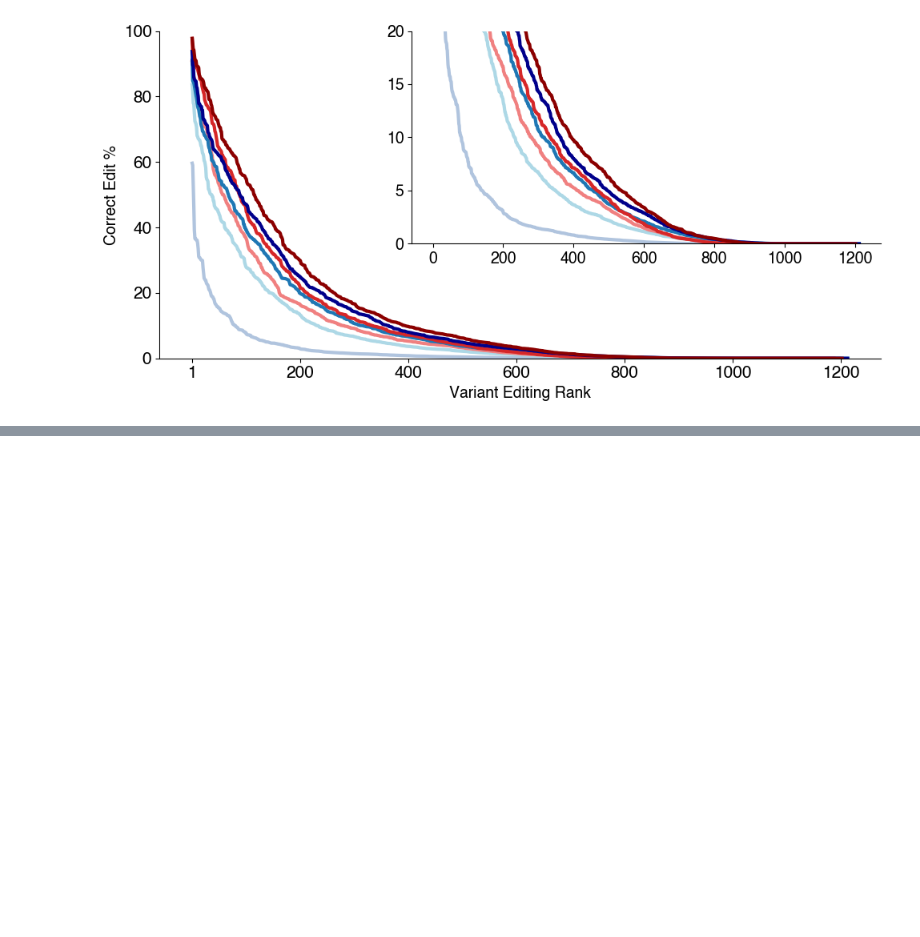
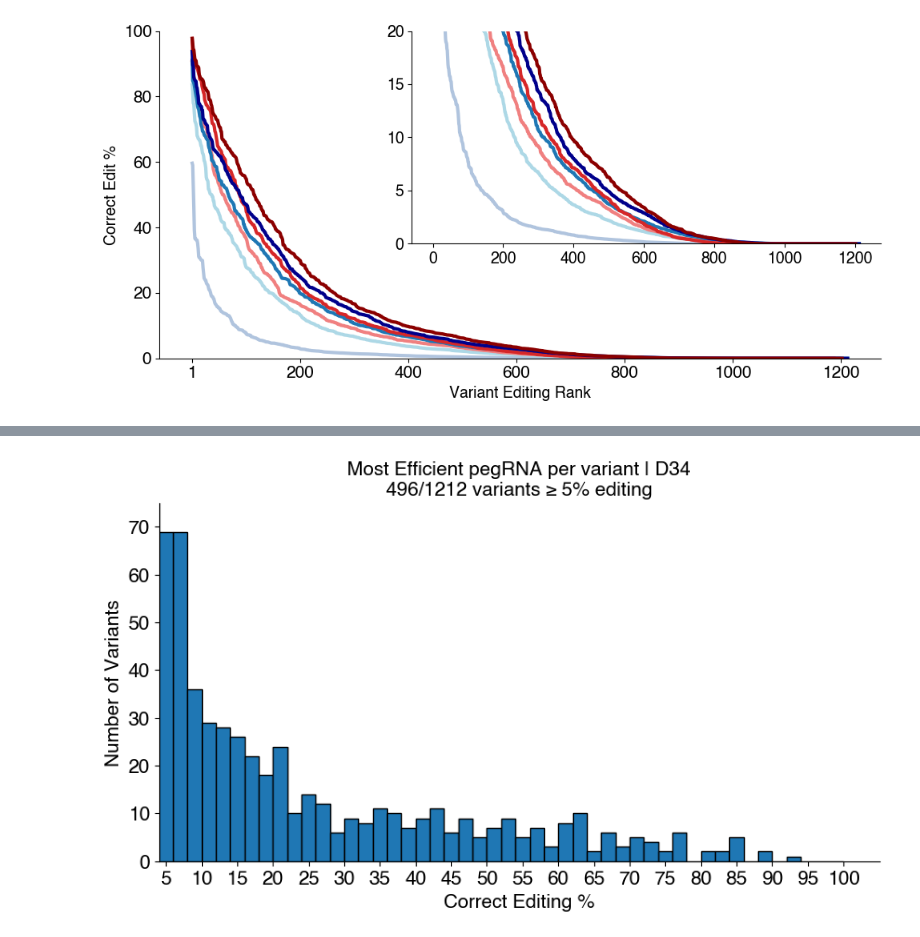
Before and after one commit to samgould2/p53-prime-editing-sensor, a Jupyter notebook: figure1.ipynb, the cells around one changed output, grey strips where cells are left out. Cells and saved outputs as stored; diff of their text form; code cells hidden in the pictures; blank space fills up the shorter version.

```diff
--- a/figure1.ipynb
+++ b/figure1.ipynb
@@ -326,0 +360,44 @@ fig.tight_layout()
+# %%
+#and histogram of most efficient pegRNAs per variant
+bb = p53_filtered.copy()
+
+sample = 'D34'
+d34 = cp_dict2[sample]
+
+counts_threshold = 10
+d34 = d34[d34['Reads_aligned_all_amplicons']>=counts_threshold]
+
+merged = pd.merge(bb, d34, on='peg_id')
+uniq_idx = list(np.unique(merged['variant_index']))
+
+i_maxs = []
+for idx in uniq_idx:
+    sub = merged[merged['variant_index']==idx]
+    i_max = sub['corr_perc_backsub'].idxmax()
+    i_maxs.append(i_max)
+
+
+merged = merged.iloc[i_maxs]
+# %%
+cp2 = np.array(merged['corr_perc_backsub'])
+
+over5 = sum(cp2>=5)
+totalvars = len(cp2)
+
+fig, ax = plt.subplots(figsize=(10,5))
+
+ax.hist(cp2, bins=np.linspace(0,100,51), edgecolor='black', linewidth=1)
+
+ax.set_title(f"Most Efficient pegRNA per variant | {sample}\n{over5}/{totalvars} variants ≥ 5% editing", fontsize=15)
+ax.set_ylabel('Number of Variants', fontsize=15)
+ax.set_xlabel("Correct Editing %", fontsize=15)
+ax.tick_params(axis='both', which='major', labelsize=15)
+
+ax.spines['top'].set_visible(False)
+ax.spines['right'].set_visible(False)
+
+ax.set_xlim(4,)
+ax.set_ylim(0,75)
+ax.set_xticks(np.linspace(5,100,20));
+# %% [output]
+[figure, added]
```
Also changed, not shown: parts of 2 cells of this notebook.
